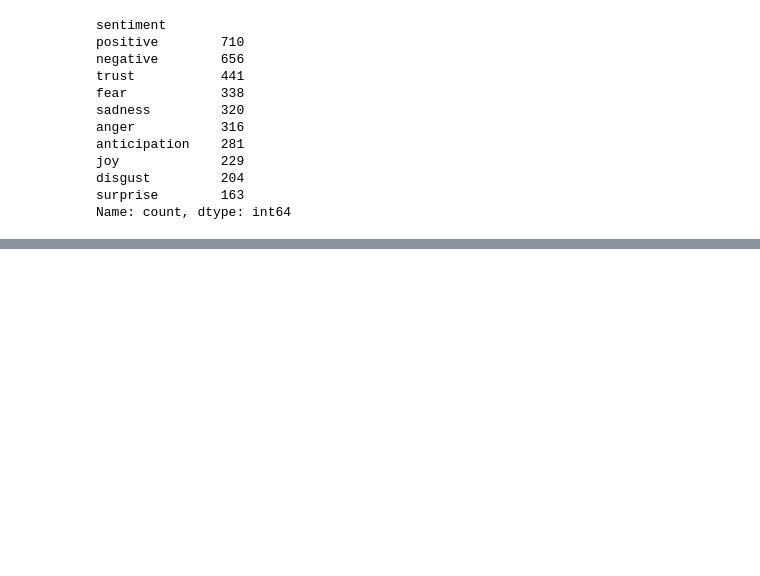
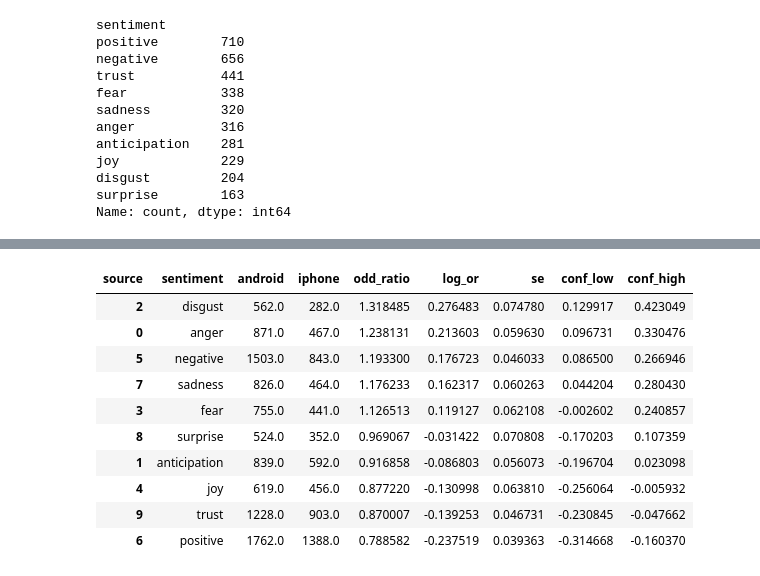
Before and after one commit to jessmiramontes/NLP, a Jupyter notebook: tweets.ipynb, the cells around one changed output, grey strips where cells are left out. Saved outputs shown, nothing was run; the diff lists cells and outputs as text; code cells hidden in the pictures; blank space fills up the shorter version.

```diff
--- a/tweets.ipynb
+++ b/tweets.ipynb
@@ -410,0 +462,16 @@ df_sent
+# %%
+df_odd_ratio["conf_low"] = df_odd_ratio["log_or"] - norm.ppf(0.975)*df_odd_ratio["se"]
+df_odd_ratio["conf_high"] = df_odd_ratio["log_or"] + norm.ppf(0.975)*df_odd_ratio["se"]
+df_odd_ratio.sort_values(by="log_or", ascending=False)
+# %% [output]
+| source | sentiment | android | iphone | odd_ratio | log_or | se | conf_low | conf_high |
+| 2 | disgust | 562.0 | 282.0 | 1.318485 | 0.276483 | 0.074780 | 0.129917 | 0.423049 |
+| 0 | anger | 871.0 | 467.0 | 1.238131 | 0.213603 | 0.059630 | 0.096731 | 0.330476 |
+| 5 | negative | 1503.0 | 843.0 | 1.193300 | 0.176723 | 0.046033 | 0.086500 | 0.266946 |
+| 7 | sadness | 826.0 | 464.0 | 1.176233 | 0.162317 | 0.060263 | 0.044204 | 0.280430 |
+| 3 | fear | 755.0 | 441.0 | 1.126513 | 0.119127 | 0.062108 | -0.002602 | 0.240857 |
+| 8 | surprise | 524.0 | 352.0 | 0.969067 | -0.031422 | 0.070808 | -0.170203 | 0.107359 |
+| 1 | anticipation | 839.0 | 592.0 | 0.916858 | -0.086803 | 0.056073 | -0.196704 | 0.023098 |
+| 4 | joy | 619.0 | 456.0 | 0.877220 | -0.130998 | 0.063810 | -0.256064 | -0.005932 |
+| 9 | trust | 1228.0 | 903.0 | 0.870007 | -0.139253 | 0.046731 | -0.230845 | -0.047662 |
+| 6 | positive | 1762.0 | 1388.0 | 0.788582 | -0.237519 | 0.039363 | -0.314668 | -0.160370 |
```
Also changed, not shown: parts of 17 cells of this notebook.
